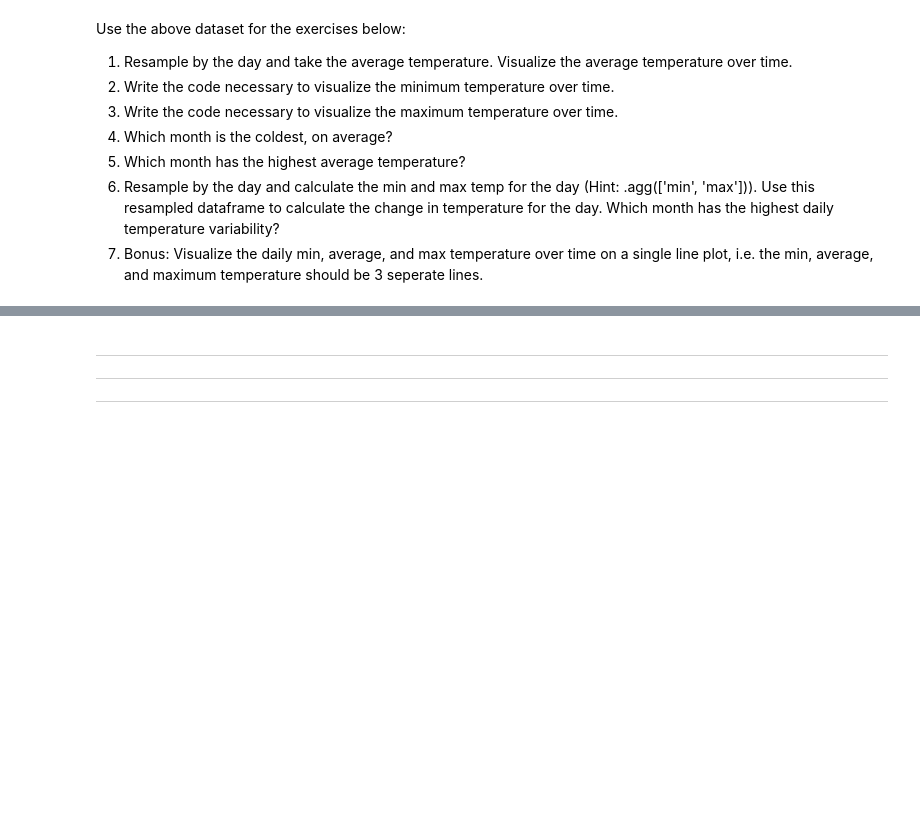
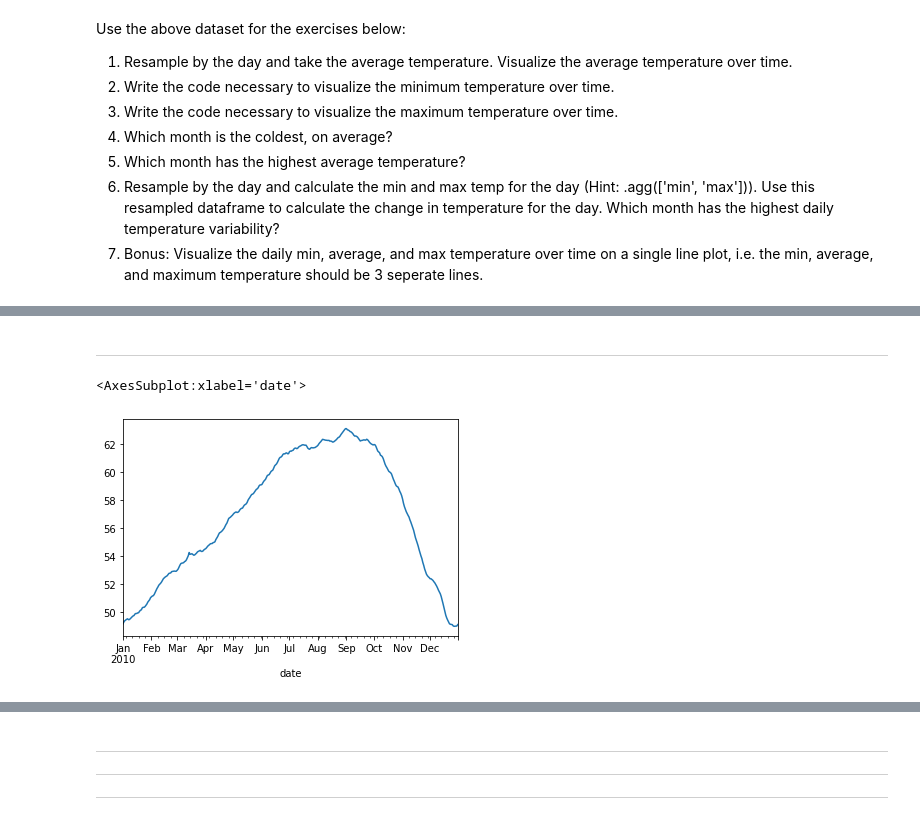
Before and after one commit to nicholas-dougherty/time-series-exercises, a Jupyter notebook: working_with_time.ipynb, the cells around one changed output, grey strips where cells are left out. Saved outputs shown, nothing was run; the diff lists cells and outputs as text; code cells hidden in the pictures; blank space fills up the shorter version.

```diff
--- a/working_with_time.ipynb
+++ b/working_with_time.ipynb
@@ -42,2 +82,10 @@ Use the above dataset for the exercises below:
+# %% [markdown]
+***
 # %%
 # Write the code necessary to visualize the minimum temperature over time.
+# So, a similar method, just using .min() instead of .mean()
+daily_min_per_month = df2.resample('D').min()
+daily_min_per_month.temp.plot()
+# %% [output]
+<AxesSubplot:xlabel='date'>
+[figure, added]
```
Also changed, not shown: parts of 34 cells of this notebook.
